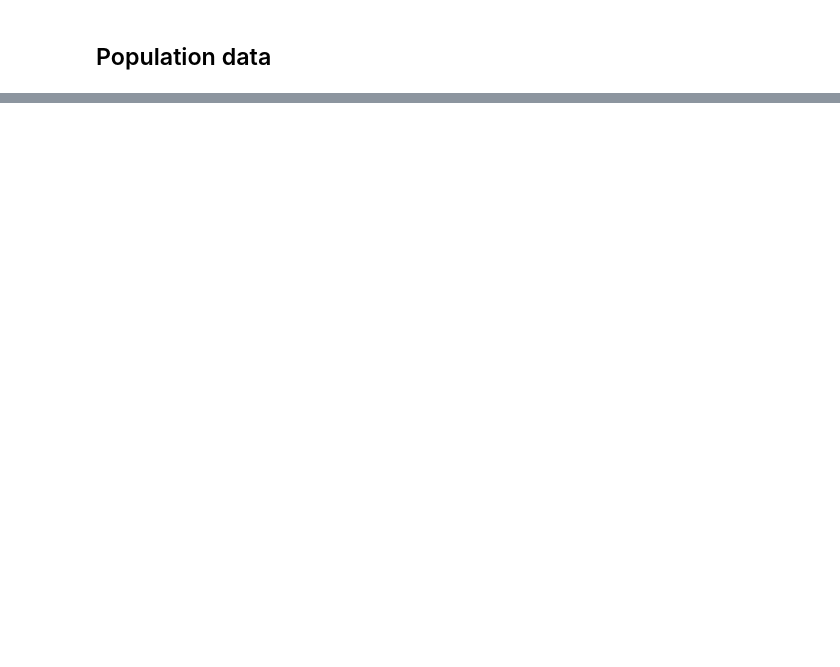
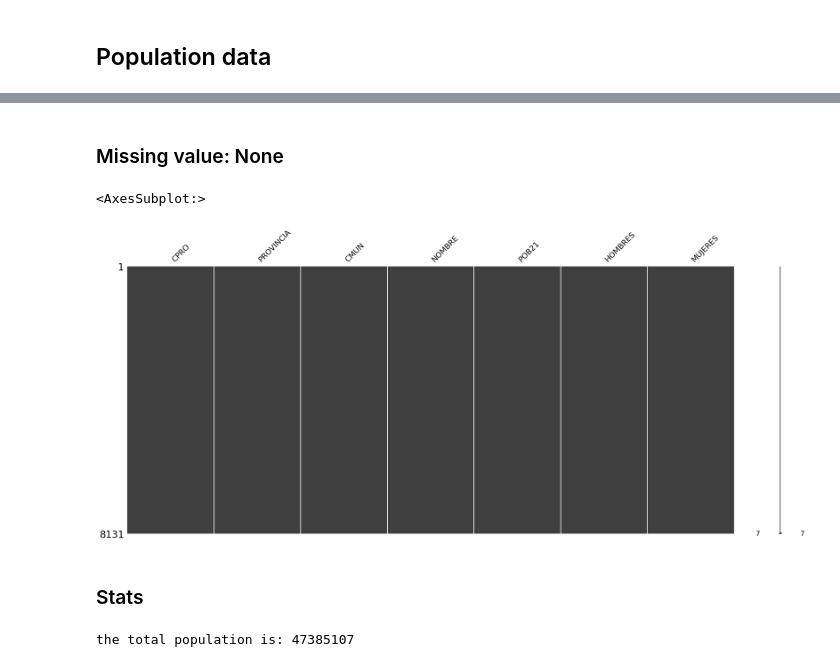
Before and after one commit to 13Mai13/da-car-need-es, a Jupyter notebook: analysis.ipynb, the cells around one changed output, grey strips where cells are left out. Cells and saved outputs as stored; diff of their text form; code cells hidden in the pictures; blank space fills up the shorter version.

Commit message:
population analysis

```diff
--- a/analysis.ipynb
+++ b/analysis.ipynb
@@ -14,4 +16,4 @@ path = pathlib.Path().parent.absolute()
 # %% [markdown]
 ## Population data
 # %%
-population_data = pd.read_csv()
+population_data = pd.read_excel(f'{path}/data/pobmun21.xlsx', header=1)
@@ -17,0 +40,14 @@ population_data = pd.read_csv()
+# %% [markdown]
+### Missing value: None
+# %%
+msno.matrix(population_data)
+# %% [output]
+<AxesSubplot:>
+[figure, added]
+# %% [markdown]
+### Stats
+# %%
+total_population = population_data["POB21"].sum()
+print(f'the total population is: {total_population}')
+# %% [output]
+the total population is: 47385107
```
Also changed, not shown: parts of 33 cells of this notebook, 25 other files.
